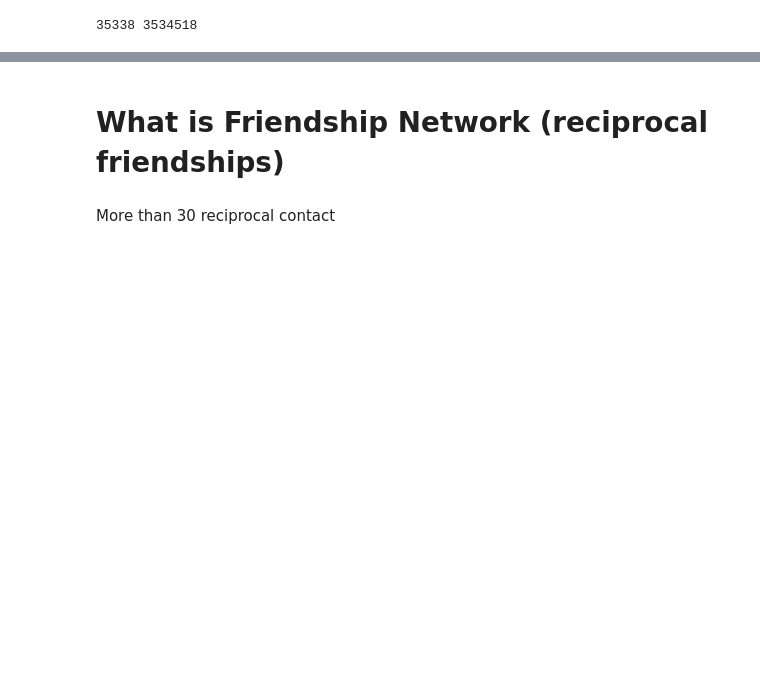
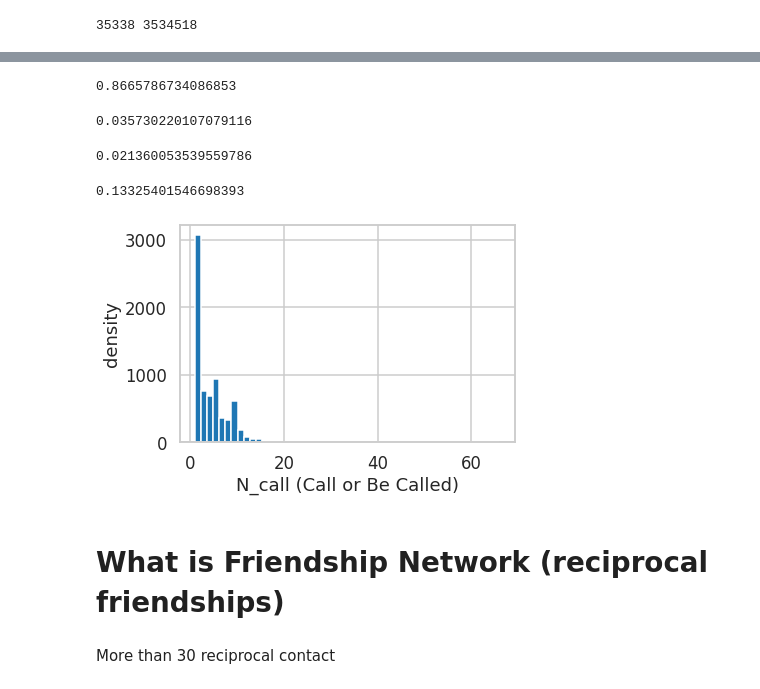
Before and after one commit to Magica-Chen/social-predictability, a Jupyter notebook: Brazil/BZR_30.ipynb, the cells around one changed output, grey strips where cells are left out. Cells and saved outputs as stored; diff of their text form; code cells hidden in the pictures; blank space fills up the shorter version.

```diff
--- a/Brazil/BZR_30.ipynb
+++ b/Brazil/BZR_30.ipynb
@@ -24,0 +29,24 @@ df_friend = df_part[['user_id', 'tgt']]
+# %%
+df_call_info = df_AB.groupby(['userid_x', 'userid_y']).size().reset_index(name='N_call')
+# %%
+Shared_NSCL = non_social_co_locationship.network_details[non_social_co_locationship.network_details['userid_x'].isin(compare_v3.userlist)]
+# %%
+df_share_info = Shared_NSCL.merge(df_call_info, how='left', on=['userid_x', 'userid_y'])
+# %%
+df_share_exclusive = df_share_info.dropna(subset=['N_call'])
+# %%
+1- len(df_share_exclusive) / len(df_share_info)
+# %% [output]
+0.8665786734086853
+# %%
+len(df_share_exclusive[df_share_exclusive['N_call']==1]) / len(df_share_info)
+# %% [output]
+0.035730220107079116
+# %%
+len(df_share_exclusive[df_share_exclusive['N_call']==2]) / len(df_share_info)
+# %% [output]
+0.021360053539559786
+# %%
+len(df_share_exclusive[df_share_exclusive['N_call']<=30]) / len(df_share_info)
+# %% [output]
+0.13325401546698393
@@ -25,3 +55,9 @@ df_friend = df_part[['user_id', 'tgt']]
+# %%
+plt.hist(df_share_exclusive['N_call'], density=False, bins=50)  # density=False would make counts
+plt.ylabel('density')
+plt.xlabel('N_call (Call or Be Called)');
+# %% [output]
+[figure, added]
 # %% [markdown]
 # What is Friendship Network (reciprocal friendships)
 # %%
```
Also changed, not shown: parts of 32 cells of this notebook, 3 other files.
